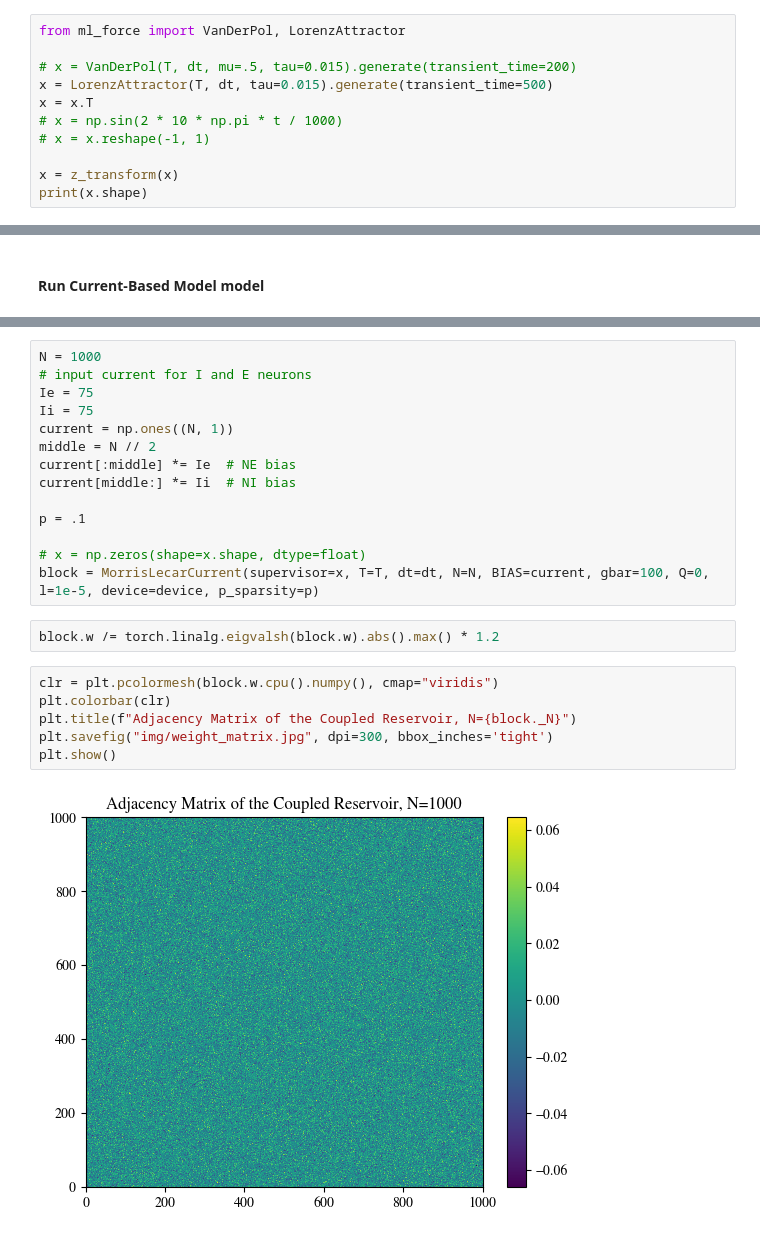
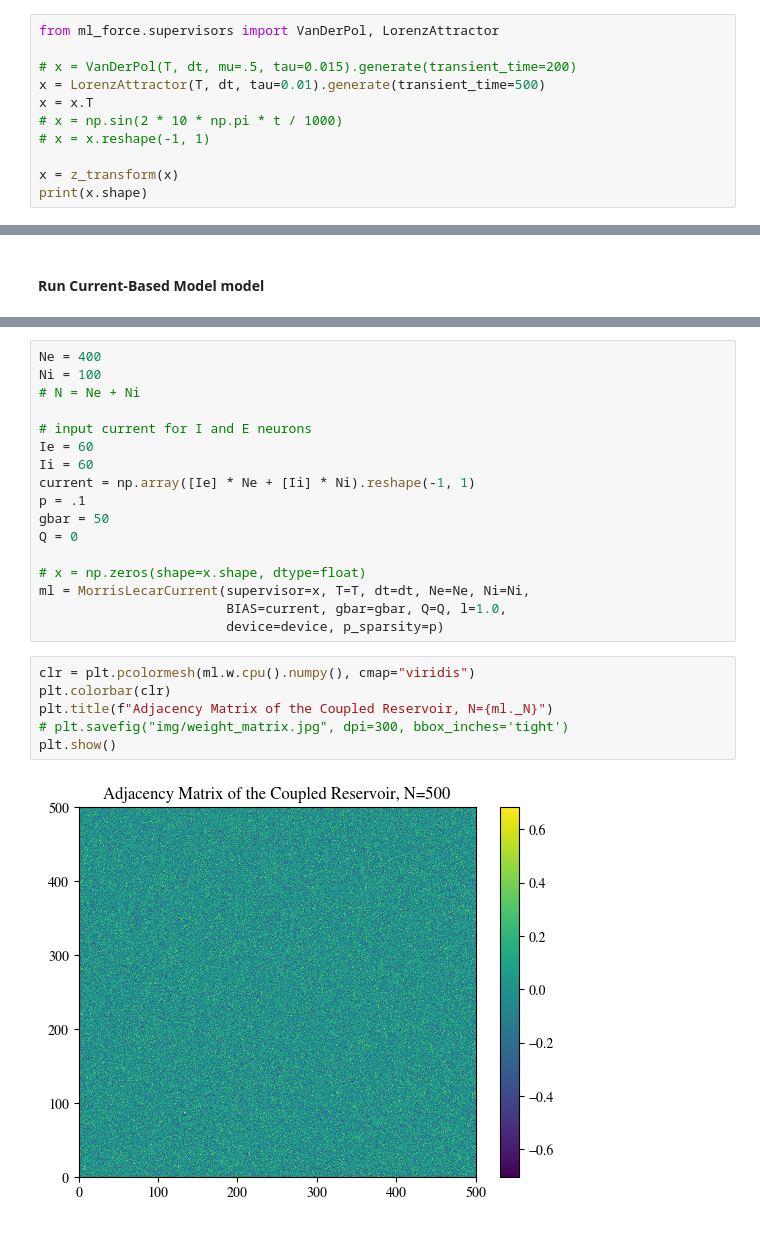
Before and after one commit to themahani/ml_force_research, a Jupyter notebook: morris_lecar/initial_chaos.ipynb, the cells around one changed output, grey strips where cells are left out. Saved outputs shown, nothing was run; the diff lists cells and outputs as text.

Commit message:
feat: model the initial chaos in the reservoir (pre-training).

```diff
--- a/morris_lecar/initial_chaos.ipynb
+++ b/morris_lecar/initial_chaos.ipynb
@@ -19,10 +27,10 @@ t = np.arange(0, T, dt)
 # %% [markdown]
 #### Preparing functions
 # %%
-from ml_force import VanDerPol, LorenzAttractor
+from ml_force.supervisors import VanDerPol, LorenzAttractor
 
 # x = VanDerPol(T, dt, mu=.5, tau=0.015).generate(transient_time=200)
-x = LorenzAttractor(T, dt, tau=0.015).generate(transient_time=500)
+x = LorenzAttractor(T, dt, tau=0.01).generate(transient_time=500)
 x = x.T
 # x = np.sin(2 * 10 * np.pi * t / 1000)
 # x = x.reshape(-1, 1)
@@ -49,27 +57,28 @@ torch.cuda.random.manual_seed(seed)
 # %% [output]
 Using Device <cuda> for PyTorch computations...
 # %%
-N = 1000
+Ne = 400
+Ni = 100
+# N = Ne + Ni
+
 # input current for I and E neurons
-Ie = 75
-Ii = 75
-current = np.ones((N, 1))
-middle = N // 2
-current[:middle] *= Ie  # NE bias
-current[middle:] *= Ii  # NI bias
-
+Ie = 60
+Ii = 60
+current = np.array([Ie] * Ne + [Ii] * Ni).reshape(-1, 1)
 p = .1
+gbar = 50
+Q = 0
 
 # x = np.zeros(shape=x.shape, dtype=float)
-block = MorrisLecarCurrent(supervisor=x, T=T, dt=dt, N=N, BIAS=current, gbar=100, Q=0, l=1e-5, device=device, p_sparsity=p)
+ml = MorrisLecarCurrent(supervisor=x, T=T, dt=dt, Ne=Ne, Ni=Ni,
+                        BIAS=current, gbar=gbar, Q=Q, l=1.0,
+                        device=device, p_sparsity=p)
-# %%
-block.w /= torch.linalg.eigvalsh(block.w).abs().max() * 1.2
 # %%
-clr = plt.pcolormesh(block.w.cpu().numpy(), cmap="viridis")
+clr = plt.pcolormesh(ml.w.cpu().numpy(), cmap="viridis")
 plt.colorbar(clr)
-plt.title(f"Adjacency Matrix of the Coupled Reservoir, N={block._N}")
-plt.savefig("img/weight_matrix.jpg", dpi=300, bbox_inches='tight')
+plt.title(f"Adjacency Matrix of the Coupled Reservoir, N={ml._N}")
+# plt.savefig("img/weight_matrix.jpg", dpi=300, bbox_inches='tight')
 plt.show()
 # %% [output]
-[figure, old version]
+[figure, new version]
 # %%
```
Also changed, not shown: parts of 13 cells of this notebook, 1 other file.
